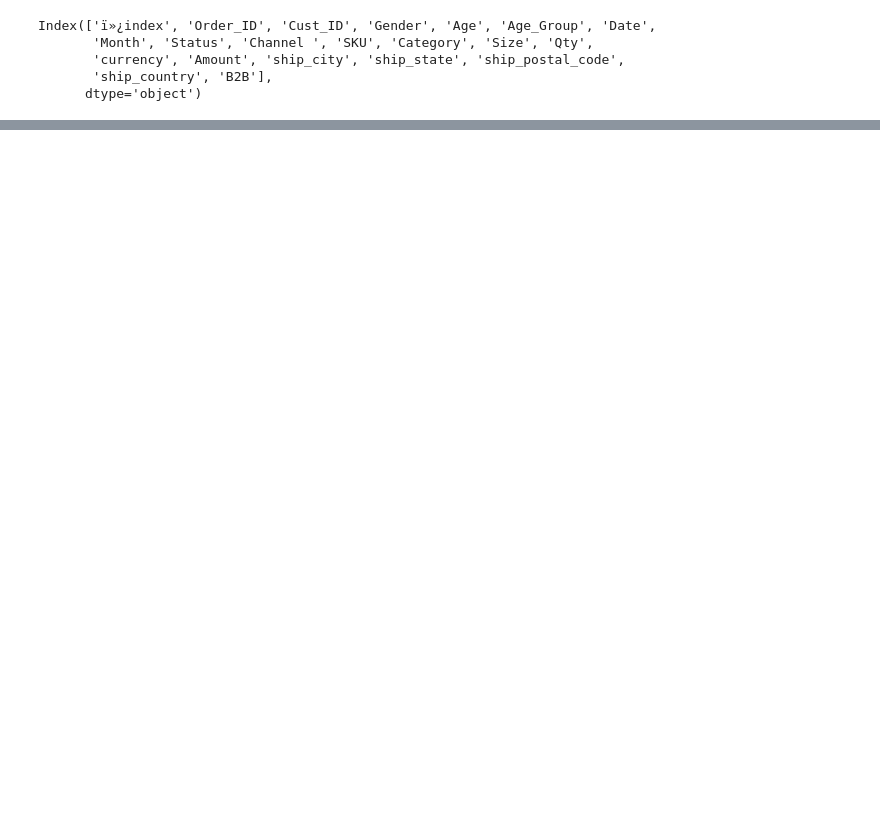
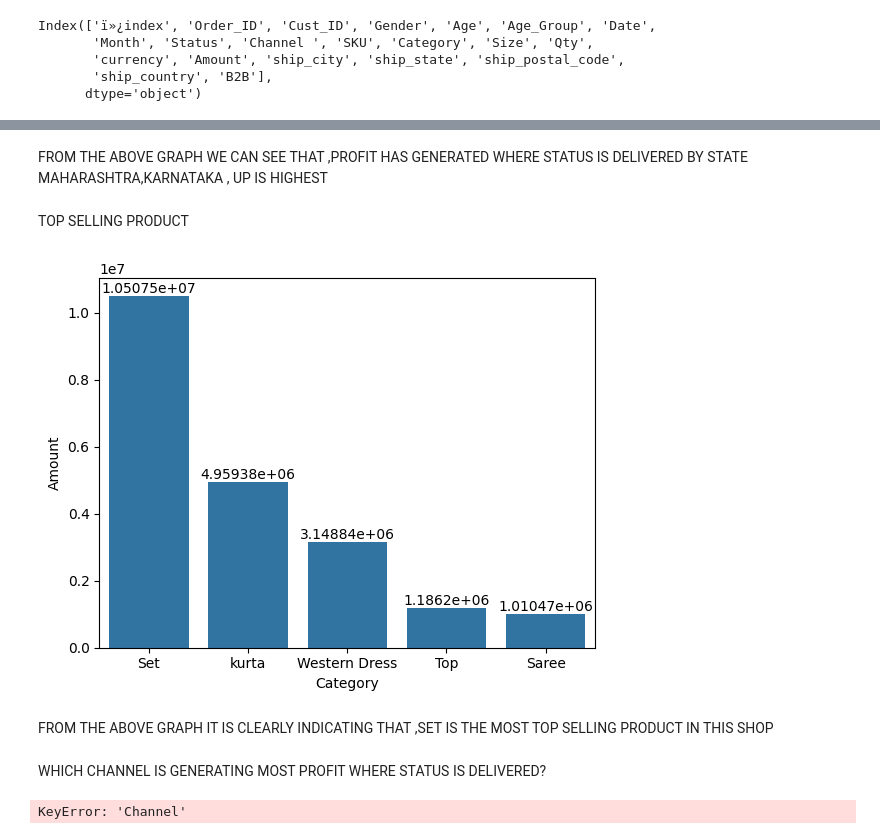
Before and after one commit to tanveermarne20/StoreAnalysis, a Jupyter notebook: StoreAnalysis.ipynb, the cells around one changed output, grey strips where cells are left out. Saved outputs shown, nothing was run; the diff lists cells and outputs as text; code cells hidden in the pictures; blank space fills up the shorter version.

```diff
--- a/StoreAnalysis.ipynb
+++ b/StoreAnalysis.ipynb
@@ -171,0 +173,19 @@ KeyError: 'Order_id'
+# %% [markdown]
+FROM THE ABOVE GRAPH WE CAN SEE THAT ,PROFIT HAS GENERATED WHERE STATUS IS DELIVERED BY STATE MAHARASHTRA,KARNATAKA , UP IS HIGHEST
+# %% [markdown]
+TOP SELLING PRODUCT
+# %%
+top_prod=df.groupby('Category',as_index=False)['Amount'].sum().sort_values(by='Amount',ascending=False).head(5)
+top_sell=sns.barplot(data=top_prod,x='Category',y='Amount')
+for bars in top_sell.containers:
+    top_sell.bar_label(bars)
+# %% [output]
+[figure, added]
+# %% [markdown]
+FROM THE ABOVE GRAPH IT IS CLEARLY INDICATING THAT ,SET IS THE MOST TOP SELLING PRODUCT IN THIS SHOP
+# %% [markdown]
+WHICH CHANNEL IS GENERATING MOST PROFIT WHERE STATUS IS DELIVERED?
+# %%
+df.groupby('Channel',as_index=False)['Amount'].sum().sort_values(by='Amount',ascending=False)
+# %% [output]
+KeyError: 'Channel'
```
Also changed, not shown: parts of 7 cells of this notebook, 1 other file.
